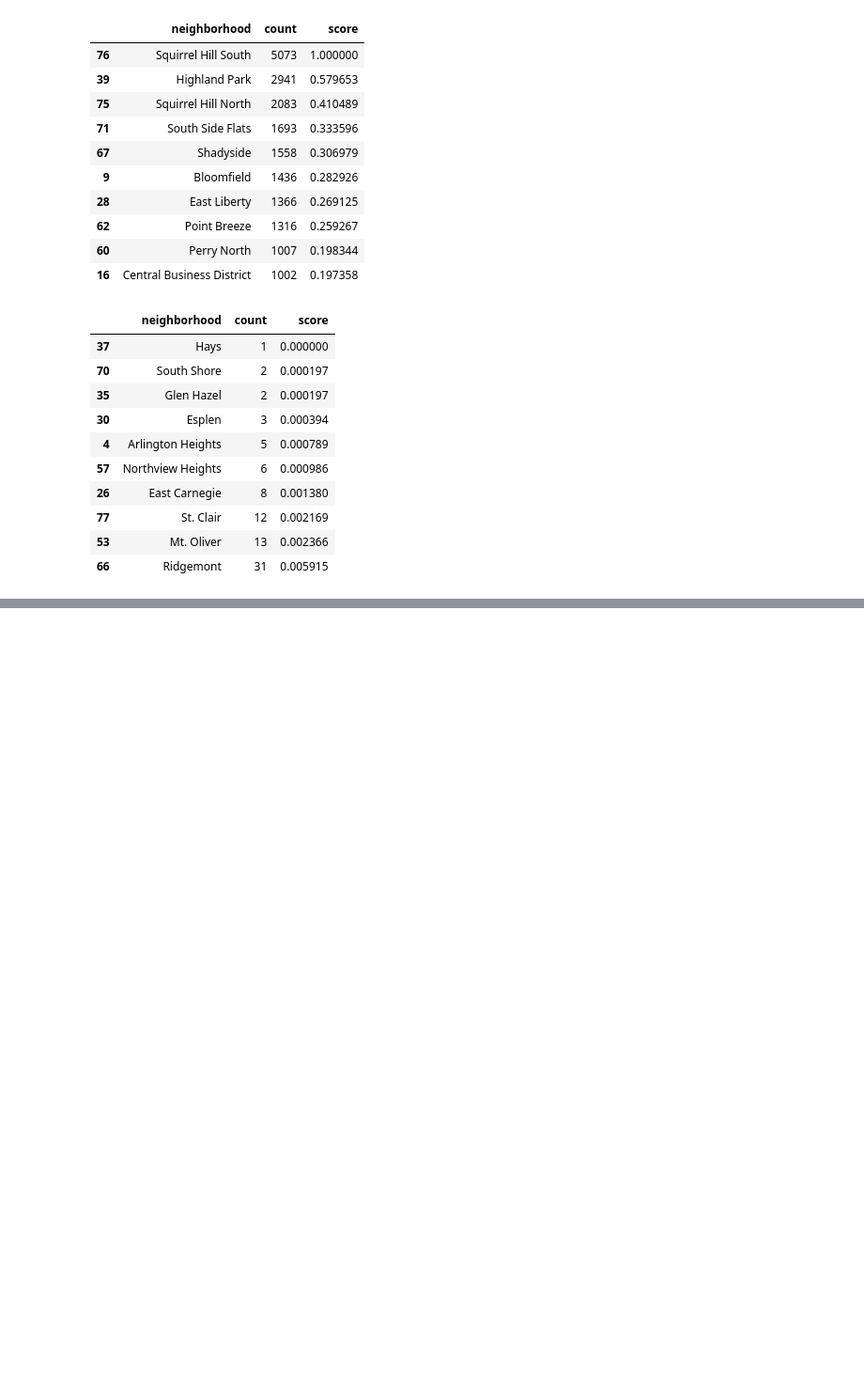
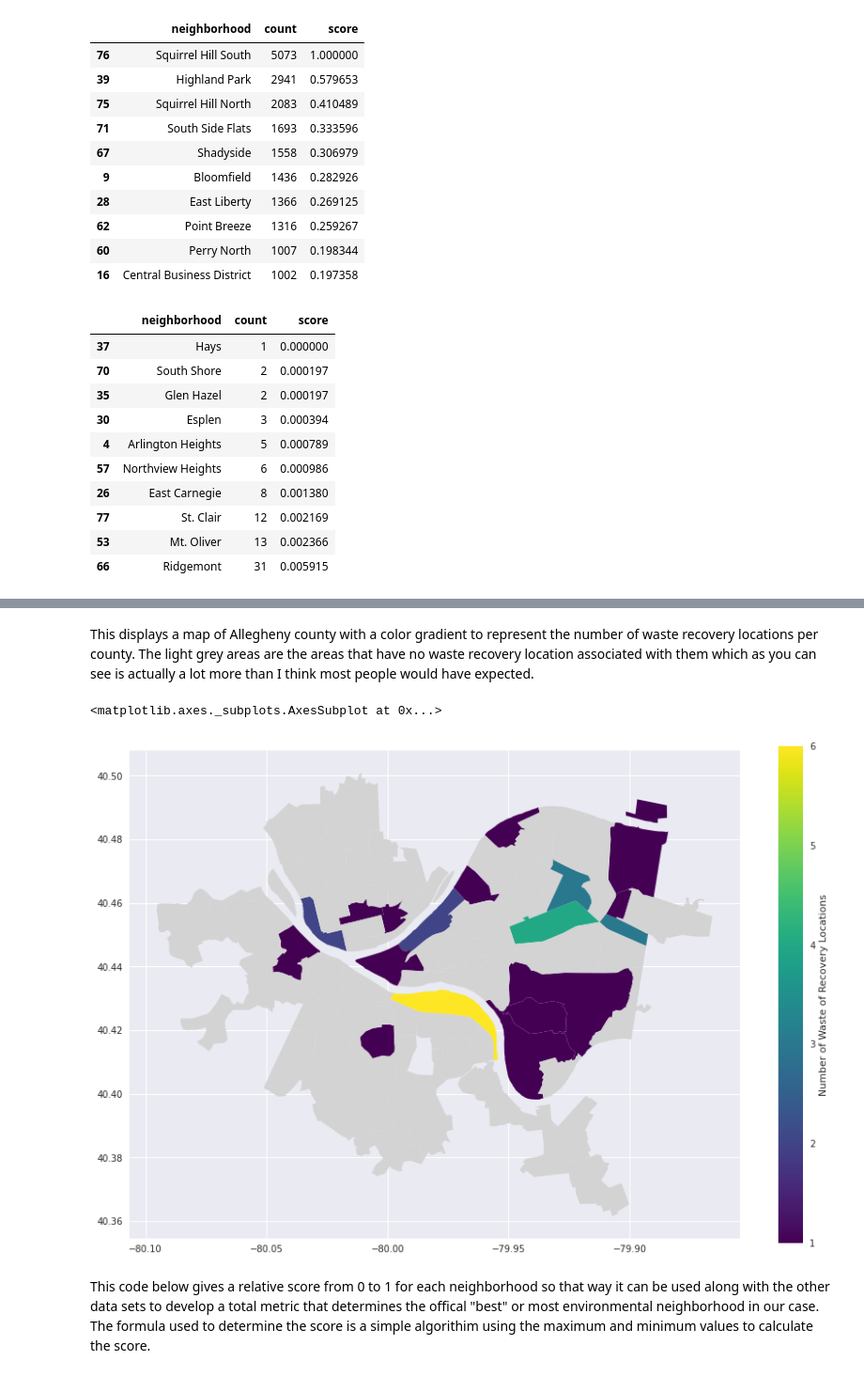
Before and after one commit to ocilical/big-ideas-final, a Jupyter notebook: main.ipynb, the cells around one changed output, grey strips where cells are left out. Shown at 94% size. Saved outputs shown, nothing was run; the diff lists cells and outputs as text; code cells hidden in the pictures; blank space fills up the shorter version.

```diff
--- a/main.ipynb
+++ b/main.ipynb
@@ -97,0 +155,15 @@ treeCounts.sort_values(by="count", ascending=True).head(10)
+# %% [markdown]
+This displays a map of Allegheny county with a color gradient to represent the number of waste recovery locations per county. The light grey areas are the areas that have no waste recovery location associated with them which as you can see is actually a lot more than I think most people would have expected.
+# %%
+wasteMap = neighborhoods.merge(data_filtered_count, how = 'left', left_on = 'hood', right_on = 'neighborhood')
+wasteMap.plot(column = "count",
+             cmap = "viridis",
+             legend = True,
+             legend_kwds = {'label': "Number of Waste of Recovery Locations"},
+             figsize = (15,10),
+             missing_kwds = {"color": "lightgrey"})
+# %% [output]
+<matplotlib.axes._subplots.AxesSubplot at 0x...>
+[figure, added]
+# %% [markdown]
+This code below gives a relative score from 0 to 1 for each neighborhood so that way it can be used along with the other data sets to develop a total metric that determines the offical "best" or most environmental neighborhood in our case. The formula used to determine the score is a simple algorithim using the maximum and minimum values to calculate the score.
```
Also changed, not shown: parts of 23 cells of this notebook, 1 other file.
